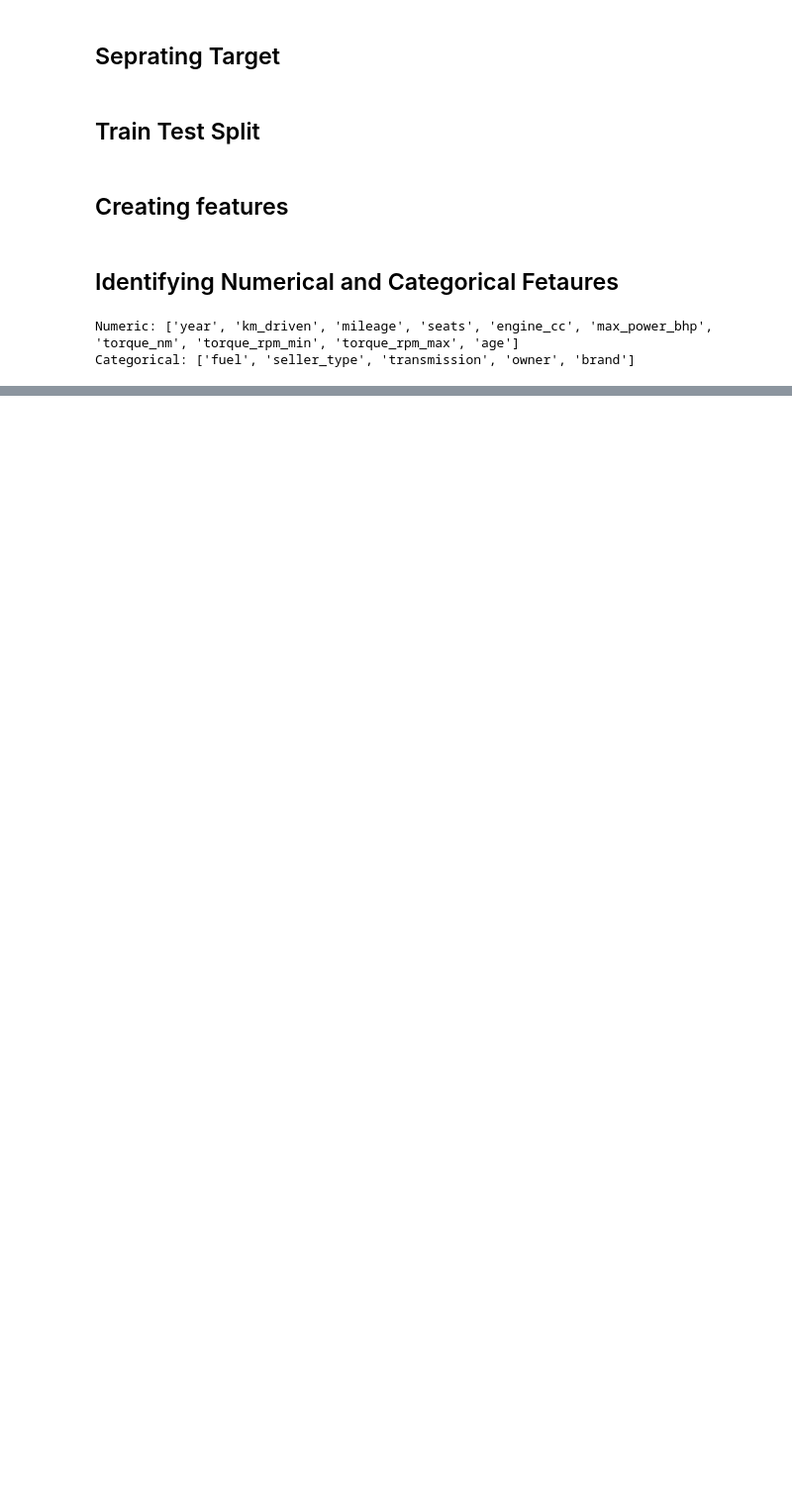
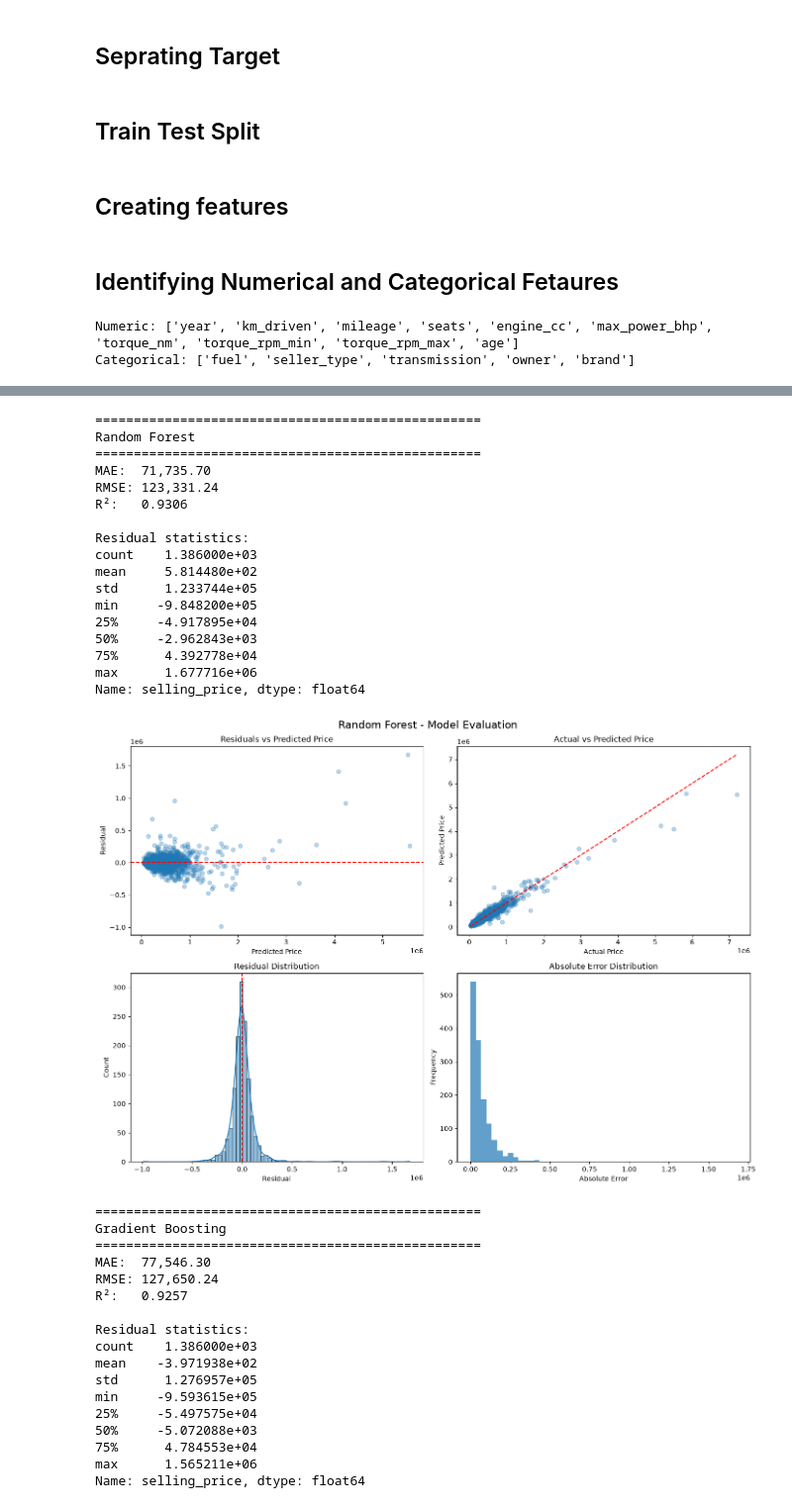
Before and after one commit to Saadwarraich7223/used-car-price-prediction, a Jupyter notebook: notebooks/04_preprocessing.ipynb, the cells around one changed output, grey strips where cells are left out. Shown at 99% size. Saved outputs shown, nothing was run; the diff lists cells and outputs as text; code cells hidden in the pictures; blank space fills up the shorter version.

Commit message:
Compare tree-based regression models

```diff
--- a/notebooks/04_preprocessing.ipynb
+++ b/notebooks/04_preprocessing.ipynb
@@ -125,6 +126,25 @@ elastic_model=Pipeline([
         max_iter=10000,
 ))
 ])
+# %%
+rf_model=Pipeline([
+    ('preprocessor',preprocessor),
+    ('Random Forest',RandomForestRegressor(
+        n_estimators=300,
+        random_state=42,
+        n_jobs=-1,
+    ))
+])
+# %%
+gboosting_model=Pipeline([
+    ('preprocessor',preprocessor),
+    ('Gradeint Boosting',GradientBoostingRegressor(
+            n_estimators=300,
+            learning_rate=0.05,
+            max_depth=3,
+            random_state=42,
+    ))
+])
 # %%
 # Baseline Model
 y_log=np.log1p(y_train)
@@ -138,6 +158,12 @@ lasso_model.fit(X_train,y_log)
 
 # Elastic Model
 elastic_model.fit(X_train,y_log)
+
+# Random Forest
+rf_model.fit(X_train,y_train)
+
+# Gradeint Boosting
+gboosting_model.fit(X_train,y_train)
 # %% [output]
 Pipeline(steps=[('preprocessor',
                  ColumnTransformer(transformers=[('numeric',
@@ -167,7 +194,9 @@ models = {
     "Linear Regression": baseline_model,
     "Ridge Regression": ridge_model,
     "Lasso Regression":lasso_model,
-    "ElasticNet Regression":elastic_model
+    "ElasticNet Regression":elastic_model,
+    'Random Forest':rf_model,
+    "Gradient Boosting":gboosting_model
 }
 
 
@@ -179,7 +208,10 @@ def evaluate_model(model, X_test, y_test, model_name):
     y_pred_log = model.predict(X_test)
 
     # Convert predictions back to original price scale
-    y_pred = np.expm1(y_pred_log)
+    if model_name=='Random Forest' or model_name=='Gradient Boosting':
+        y_pred=y_pred_log
+    else:
+        y_pred = np.expm1(y_pred_log)
 
     # Residuals
     residuals = y_test - y_pred
@@ -339,30 +371,65 @@ R²:   0.8590
 
 Residual statistics:
 count    1.386000e+03
 mean     1.798866e+04
 std      1.750040e+05
 min     -1.520463e+06
 25%     -4.795742e+04
 50%      1.734366e+03
 75%      7.355541e+04
 max      2.876056e+06
 Name: selling_price, dtype: float64
 [figure]
 ==================================================
 ElasticNet Regression
 ==================================================
 MAE:  92,792.76
 RMSE: 176,312.30
 R²:   0.8583
 
 Residual statistics:
 count    1.386000e+03
 mean     1.724344e+04
 std      1.755304e+05
 min     -1.759436e+06
 25%     -4.697426e+04
 50%      1.399801e+03
 75%      7.349664e+04
 max      2.893625e+06
 Name: selling_price, dtype: float64
 [figure]
+==================================================
+Random Forest
+==================================================
+MAE:  71,735.70
+RMSE: 123,331.24
+R²:   0.9306
+
+Residual statistics:
+count    1.386000e+03
+mean     5.814480e+02
+std      1.233744e+05
+min     -9.848200e+05
+25%     -4.917895e+04
+50%     -2.962843e+03
+75%      4.392778e+04
+max      1.677716e+06
+Name: selling_price, dtype: float64
+[figure, added]
+==================================================
+Gradient Boosting
+==================================================
+MAE:  77,546.30
+RMSE: 127,650.24
+R²:   0.9257
+
+Residual statistics:
+count    1.386000e+03
+mean    -3.971938e+02
+std      1.276957e+05
+min     -9.593615e+05
+25%     -5.497575e+04
+50%     -5.072088e+03
+75%      4.784553e+04
+max      1.565211e+06
+Name: selling_price, dtype: float64
```
Also changed, not shown: parts of 4 cells of this notebook.
